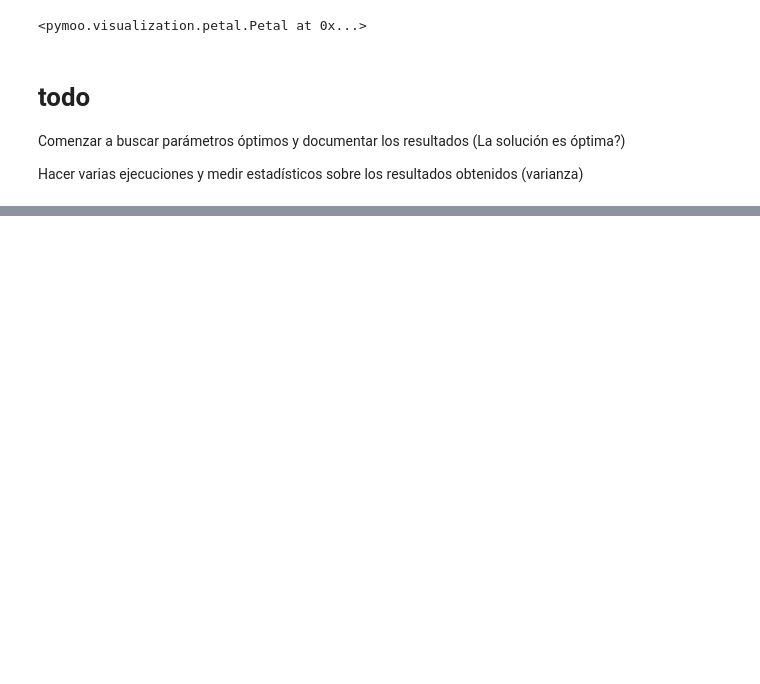
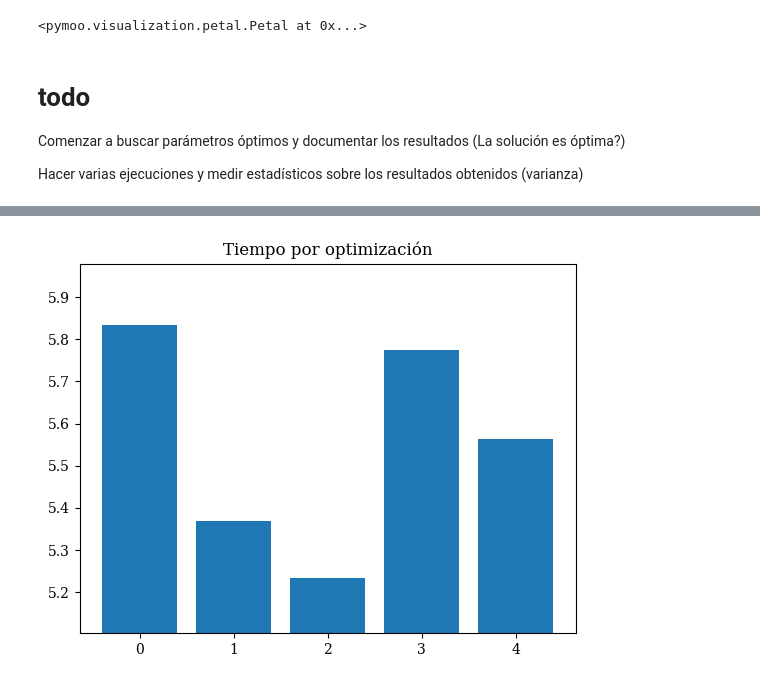
Before and after one commit to jefftorres/cheese, a Jupyter notebook: queso_sa.ipynb, the cells around one changed output, grey strips where cells are left out. Cells and saved outputs as stored; diff of their text form; code cells hidden in the pictures; blank space fills up the shorter version.

```diff
--- a/queso_sa.ipynb
+++ b/queso_sa.ipynb
@@ -266,0 +317,7 @@ Hacer varias ejecuciones y medir estadísticos sobre los resultados obtenidos (v
+# %%
+plt.bar(np.arange(times), hist_time)
+plt.ylim([np.min(hist_time)*0.975, np.max(hist_time)*1.025])
+plt.title('Tiempo por optimización')
+plt.show()
+# %% [output]
+[figure, added]
```
Also changed, not shown: parts of 14 cells of this notebook, 1 other file.
